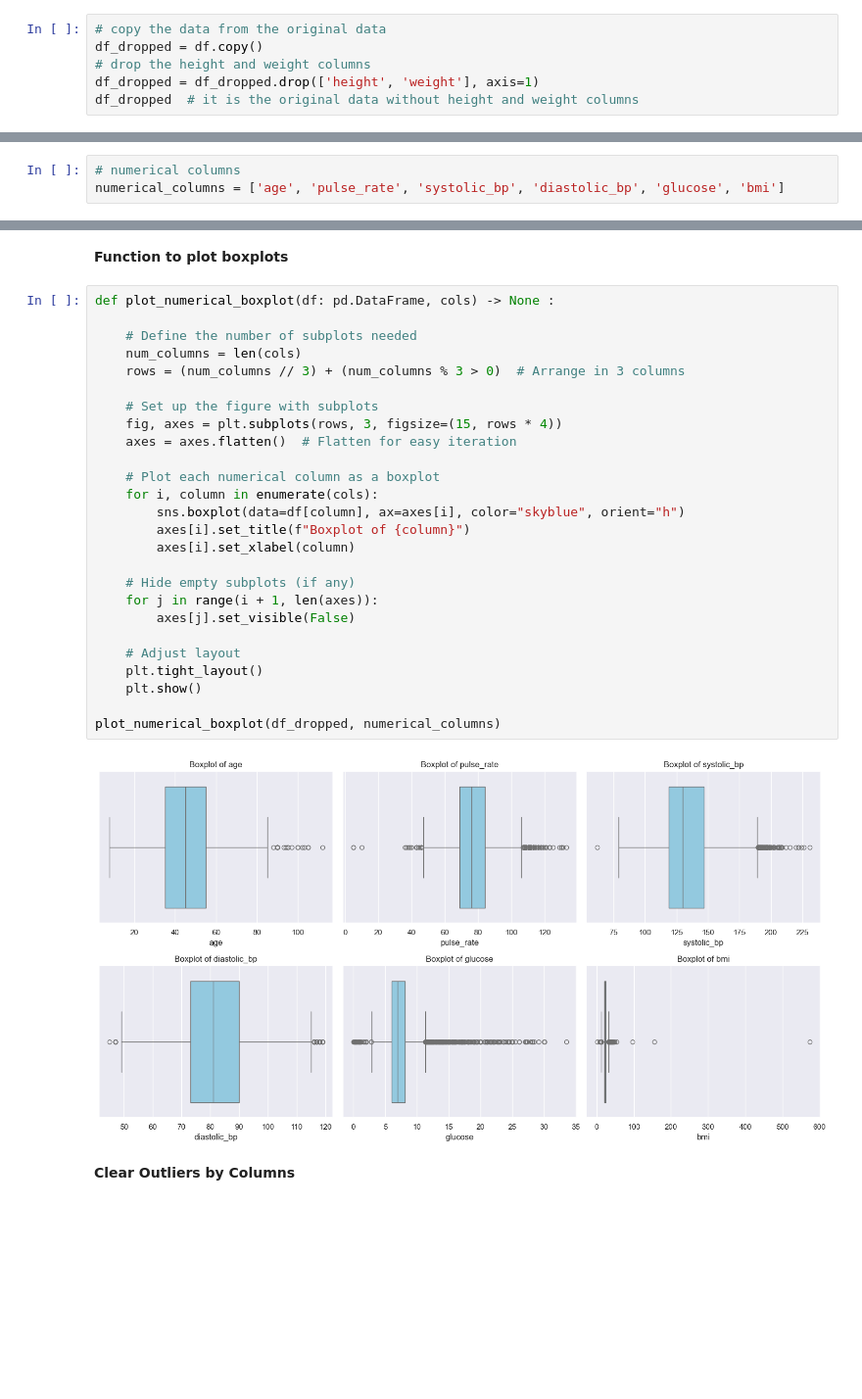
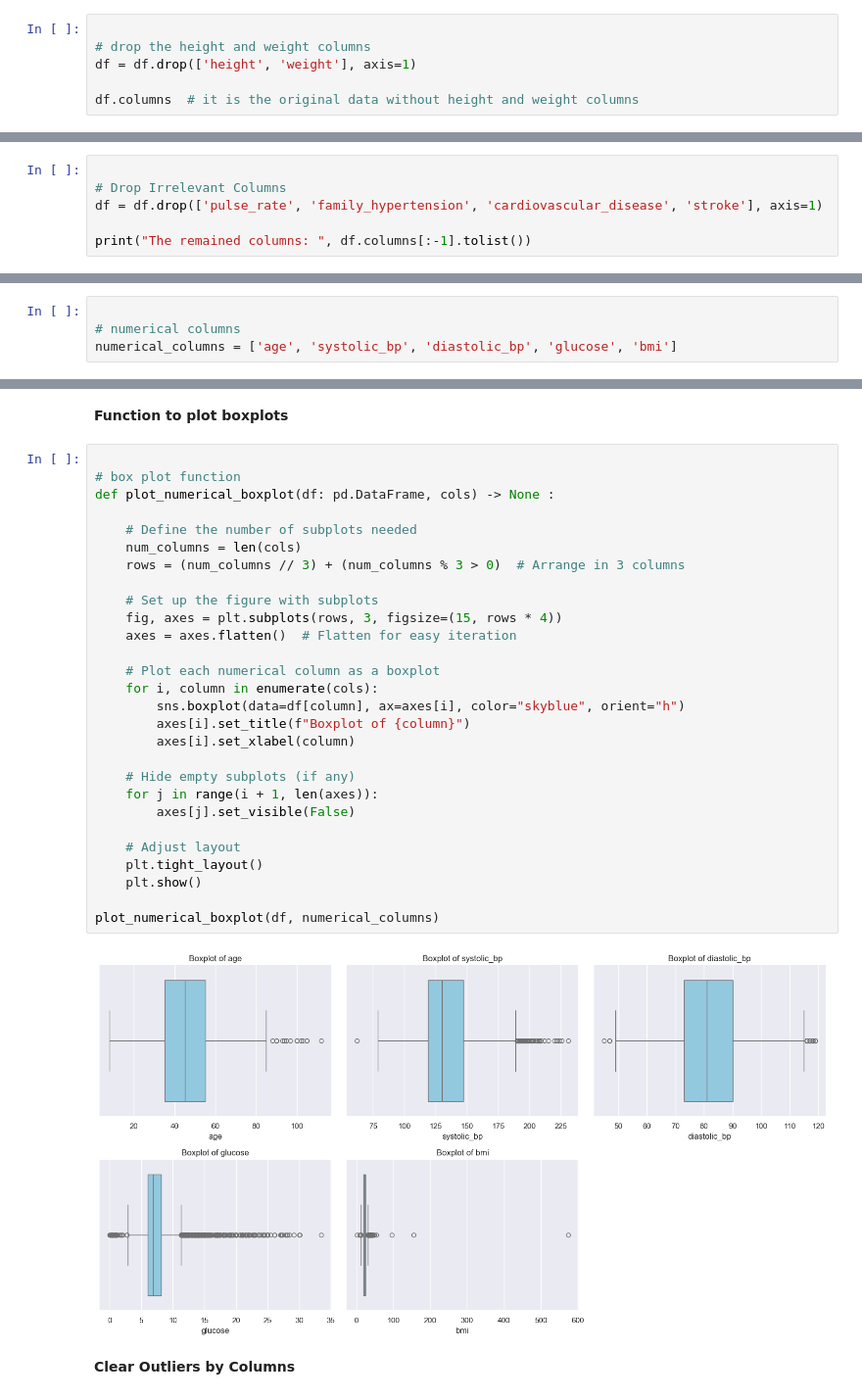
Before and after one commit to StrikerEurika/Diabetes-Classification, a Jupyter notebook: notebooks/notebook.ipynb, the cells around one changed output, grey strips where cells are left out. Shown at 98% size. Drawn from its saved outputs; the diff is of its cells as text; blank space fills up the shorter version.

```diff
--- a/notebooks/notebook.ipynb
+++ b/notebooks/notebook.ipynb
@@ -380,9 +303,9 @@ $$bmi = \frac{weight}{height^2}$$
 
 By that, dropping `height` and `weight` is recommended in terms of *Dimensional Reduction* or *Redundancy Reduction*
 # %%
-# copy the data from the original data
-df_dropped = df.copy()
+
 # drop the height and weight columns
-df_dropped = df_dropped.drop(['height', 'weight'], axis=1)
-df_dropped  # it is the original data without height and weight columns
+df = df.drop(['height', 'weight'], axis=1)
+
+df.columns  # it is the original data without height and weight columns
 # %% [output]
@@ -401,0 +344,6 @@ df_dropped  # it is the original data without height and weight columns
+# %%
+
+# Drop Irrelevant Columns
+df = df.drop(['pulse_rate', 'family_hypertension', 'cardiovascular_disease', 'stroke'], axis=1)
+
+print("The remained columns: ", df.columns[:-1].tolist())
@@ -404,2 +358,6 @@ df_dropped  # it is the original data without height and weight columns
+# %%
+
+# numerical columns
+numerical_columns = ['age', 'systolic_bp', 'diastolic_bp', 'glucose', 'bmi']
 # %% [markdown]
 **Plot box plots**
@@ -408,3 +363,0 @@ Normally, we often check outliers of only `numerical data`
-# %%
-# numerical columns
-numerical_columns = ['age', 'pulse_rate', 'systolic_bp', 'diastolic_bp', 'glucose', 'bmi']
@@ -420,32 +373,34 @@ plt.show()
 # %% [markdown]
 **Function to plot boxplots**
 # %%
+
+# box plot function
 def plot_numerical_boxplot(df: pd.DataFrame, cols) -> None :
 
     # Define the number of subplots needed
     num_columns = len(cols)
     rows = (num_columns // 3) + (num_columns % 3 > 0)  # Arrange in 3 columns
 
     # Set up the figure with subplots
     fig, axes = plt.subplots(rows, 3, figsize=(15, rows * 4))
     axes = axes.flatten()  # Flatten for easy iteration
 
     # Plot each numerical column as a boxplot
     for i, column in enumerate(cols):
         sns.boxplot(data=df[column], ax=axes[i], color="skyblue", orient="h")
         axes[i].set_title(f"Boxplot of {column}")
         axes[i].set_xlabel(column)
 
     # Hide empty subplots (if any)
     for j in range(i + 1, len(axes)):
         axes[j].set_visible(False)
 
     # Adjust layout
     plt.tight_layout()
     plt.show()
 
-plot_numerical_boxplot(df_dropped, numerical_columns)
+plot_numerical_boxplot(df, numerical_columns)
 # %% [output]
-[figure, old version]
+[figure, new version]
 # %% [markdown]
 **Clear Outliers by Columns**
```
Also changed, not shown: parts of 173 cells of this notebook, 19 other files.
